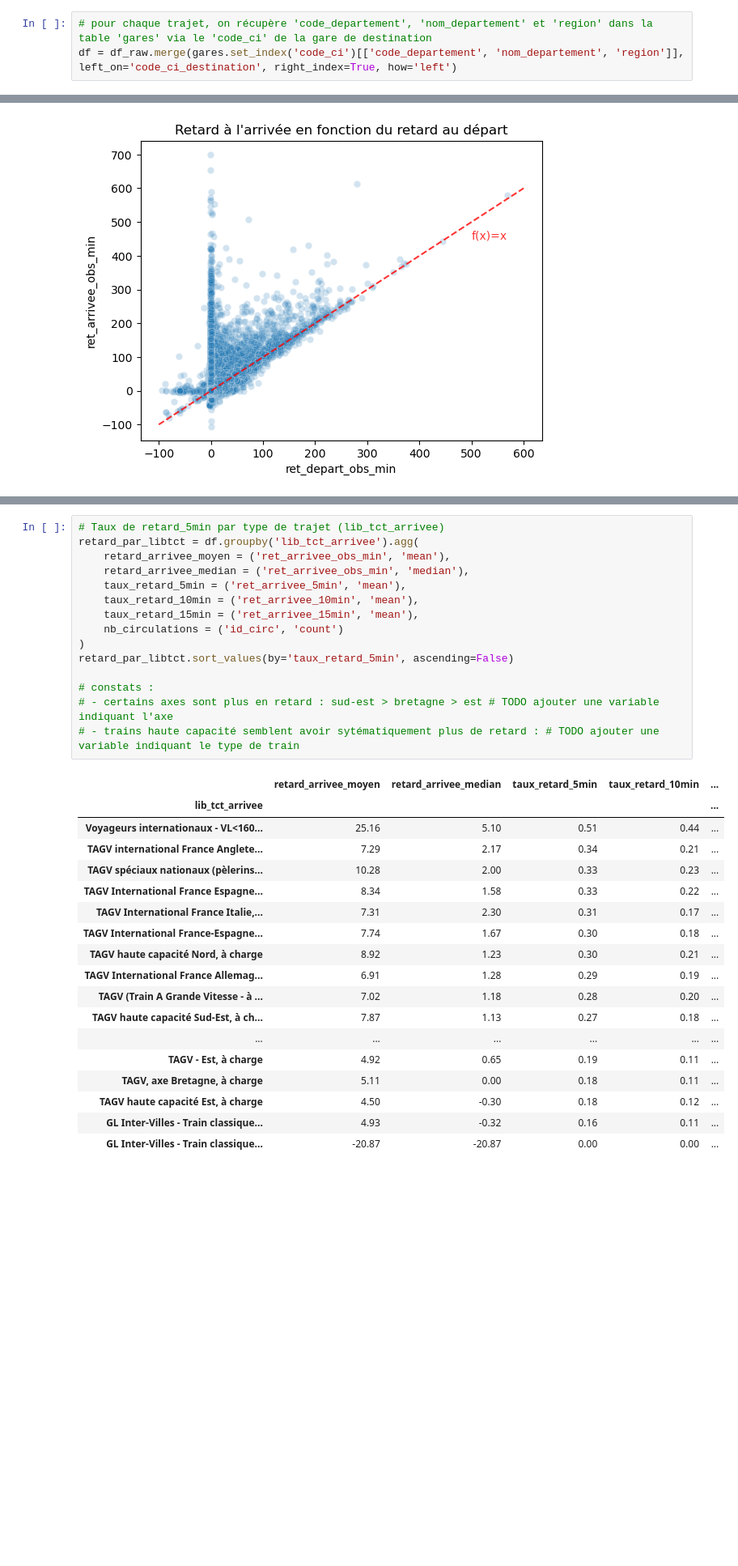
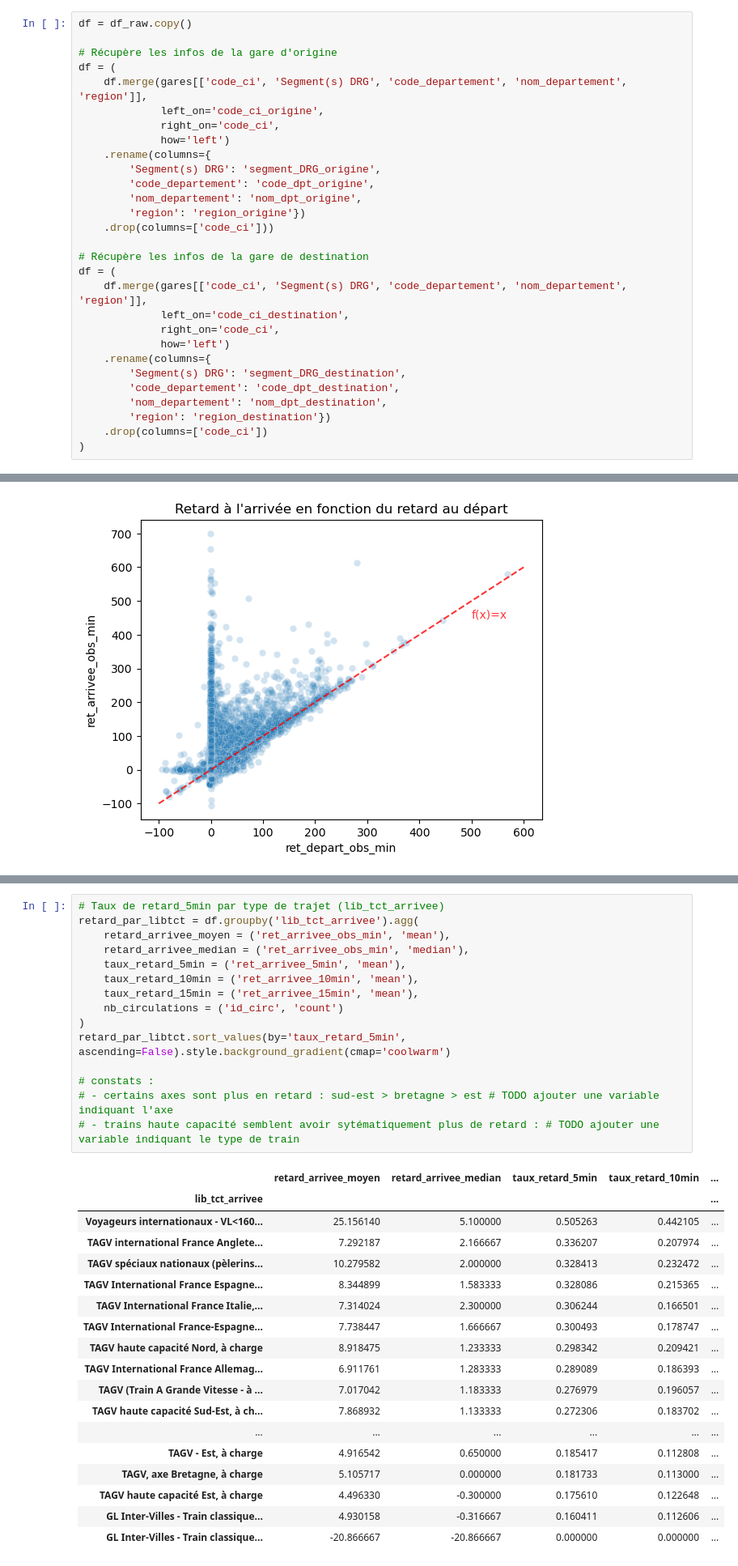
Before and after one commit to Gallien-e/analyse-retard-sncf, a Jupyter notebook: notebooks/2-EDA-2024.ipynb, the cells around one changed output, grey strips where cells are left out. Shown at 81% size. Drawn from its saved outputs; the diff is of its cells as text; blank space fills up the shorter version.

```diff
--- a/notebooks/2-EDA-2024.ipynb
+++ b/notebooks/2-EDA-2024.ipynb
@@ -16,9 +16,35 @@ df_raw = pd.read_parquet("../data/2-clean/slo_2024.parquet")
 gares = pd.read_parquet("../data/2-clean/gares-de-voyageurs.parquet")
 # %% [markdown]
 # Merge
-# %%
-# pour chaque trajet, on récupère 'code_departement', 'nom_departement' et 'region' dans la table 'gares' via le 'code_ci' de la gare de destination
-df = df_raw.merge(gares.set_index('code_ci')[['code_departement', 'nom_departement', 'region']], left_on='code_ci_destination', right_index=True, how='left')
+# %%
+df = df_raw.copy()
+
+# Récupère les infos de la gare d'origine
+df = (
+    df.merge(gares[['code_ci', 'Segment(s) DRG', 'code_departement', 'nom_departement', 'region']],
+             left_on='code_ci_origine',
+             right_on='code_ci',
+             how='left')
+    .rename(columns={
+        'Segment(s) DRG': 'segment_DRG_origine',
+        'code_departement': 'code_dpt_origine',
+        'nom_departement': 'nom_dpt_origine',
+        'region': 'region_origine'})
+    .drop(columns=['code_ci']))
+
+# Récupère les infos de la gare de destination
+df = (
+    df.merge(gares[['code_ci', 'Segment(s) DRG', 'code_departement', 'nom_departement', 'region']],
+             left_on='code_ci_destination',
+             right_on='code_ci',
+             how='left')
+    .rename(columns={
+        'Segment(s) DRG': 'segment_DRG_destination',
+        'code_departement': 'code_dpt_destination',
+        'nom_departement': 'nom_dpt_destination',
+        'region': 'region_destination'})
+    .drop(columns=['code_ci'])
+)
 # %% [markdown]
 # Analyse
 # %%
@@ -295,37 +403,37 @@ retard_par_region.sort_values(by='taux_retard_15min', ascending=False)
 # %%
 # Taux de retard_5min par type de trajet (lib_tct_arrivee)
 retard_par_libtct = df.groupby('lib_tct_arrivee').agg(
     retard_arrivee_moyen = ('ret_arrivee_obs_min', 'mean'),
     retard_arrivee_median = ('ret_arrivee_obs_min', 'median'),
     taux_retard_5min = ('ret_arrivee_5min', 'mean'),
     taux_retard_10min = ('ret_arrivee_10min', 'mean'),
     taux_retard_15min = ('ret_arrivee_15min', 'mean'),
     nb_circulations = ('id_circ', 'count')
 )
-retard_par_libtct.sort_values(by='taux_retard_5min', ascending=False)
+retard_par_libtct.sort_values(by='taux_retard_5min', ascending=False).style.background_gradient(cmap='coolwarm')
 
 # constats :
 # - certains axes sont plus en retard : sud-est > bretagne > est # TODO ajouter une variable indiquant l'axe
 # - trains haute capacité semblent avoir sytématiquement plus de retard : # TODO ajouter une variable indiquant le type de train
 # %% [output]
 |  | retard_arrivee_moyen | retard_arrivee_median | taux_retard_5min | taux_retard_10min | ... |
 | lib_tct_arrivee |  |  |  |  | ... |
-| Voyageurs internationaux - VL<160... | 25.16 | 5.10 | 0.51 | 0.44 | ... |
-| TAGV international France Anglete... | 7.29 | 2.17 | 0.34 | 0.21 | ... |
-| TAGV spéciaux nationaux (pèlerins... | 10.28 | 2.00 | 0.33 | 0.23 | ... |
-| TAGV International France Espagne... | 8.34 | 1.58 | 0.33 | 0.22 | ... |
-| TAGV International France Italie,... | 7.31 | 2.30 | 0.31 | 0.17 | ... |
-| TAGV International France-Espagne... | 7.74 | 1.67 | 0.30 | 0.18 | ... |
-| TAGV haute capacité Nord, à charge | 8.92 | 1.23 | 0.30 | 0.21 | ... |
-| TAGV International France Allemag... | 6.91 | 1.28 | 0.29 | 0.19 | ... |
-| TAGV (Train A Grande Vitesse - à ... | 7.02 | 1.18 | 0.28 | 0.20 | ... |
-| TAGV haute capacité Sud-Est, à ch... | 7.87 | 1.13 | 0.27 | 0.18 | ... |
+| Voyageurs internationaux - VL<160... | 25.156140 | 5.100000 | 0.505263 | 0.442105 | ... |
+| TAGV international France Anglete... | 7.292187 | 2.166667 | 0.336207 | 0.207974 | ... |
+| TAGV spéciaux nationaux (pèlerins... | 10.279582 | 2.000000 | 0.328413 | 0.232472 | ... |
+| TAGV International France Espagne... | 8.344899 | 1.583333 | 0.328086 | 0.215365 | ... |
+| TAGV International France Italie,... | 7.314024 | 2.300000 | 0.306244 | 0.166501 | ... |
+| TAGV International France-Espagne... | 7.738447 | 1.666667 | 0.300493 | 0.178747 | ... |
+| TAGV haute capacité Nord, à charge | 8.918475 | 1.233333 | 0.298342 | 0.209421 | ... |
+| TAGV International France Allemag... | 6.911761 | 1.283333 | 0.289089 | 0.186393 | ... |
+| TAGV (Train A Grande Vitesse - à ... | 7.017042 | 1.183333 | 0.276979 | 0.196057 | ... |
+| TAGV haute capacité Sud-Est, à ch... | 7.868932 | 1.133333 | 0.272306 | 0.183702 | ... |
 | ... | ... | ... | ... | ... | ... |
-| TAGV - Est, à charge | 4.92 | 0.65 | 0.19 | 0.11 | ... |
-| TAGV, axe Bretagne, à charge | 5.11 | 0.00 | 0.18 | 0.11 | ... |
-| TAGV haute capacité Est, à charge | 4.50 | -0.30 | 0.18 | 0.12 | ... |
-| GL Inter-Villes - Train classique... | 4.93 | -0.32 | 0.16 | 0.11 | ... |
-| GL Inter-Villes - Train classique... | -20.87 | -20.87 | 0.00 | 0.00 | ... |
+| TAGV - Est, à charge | 4.916542 | 0.650000 | 0.185417 | 0.112808 | ... |
+| TAGV, axe Bretagne, à charge | 5.105717 | 0.000000 | 0.181733 | 0.113000 | ... |
+| TAGV haute capacité Est, à charge | 4.496330 | -0.300000 | 0.175610 | 0.122648 | ... |
+| GL Inter-Villes - Train classique... | 4.930158 | -0.316667 | 0.160411 | 0.112606 | ... |
+| GL Inter-Villes - Train classique... | -20.866667 | -20.866667 | 0.000000 | 0.000000 | ... |
 # %%
 # encodage des variables catégorielles
 df_encoded = df.copy()
```
Also changed, not shown: parts of 18 cells of this notebook.
